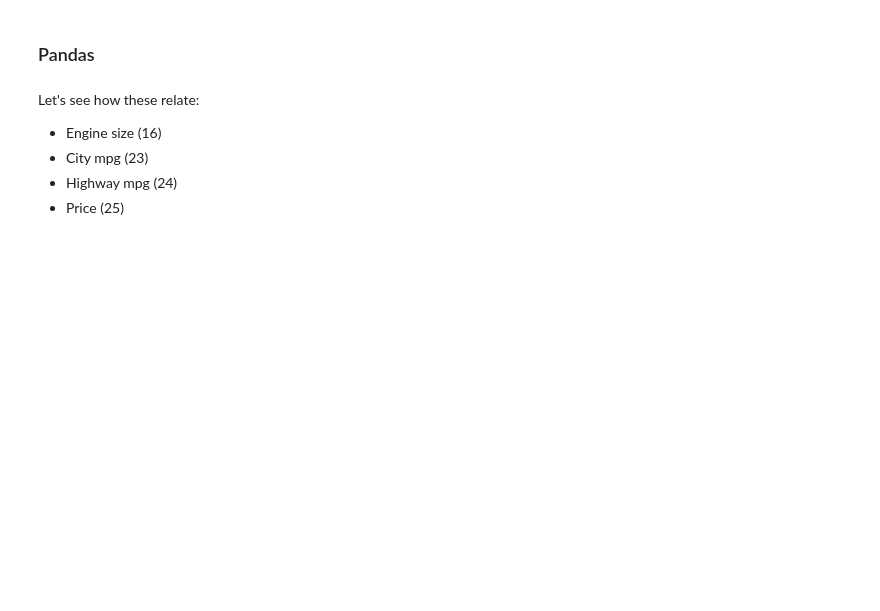
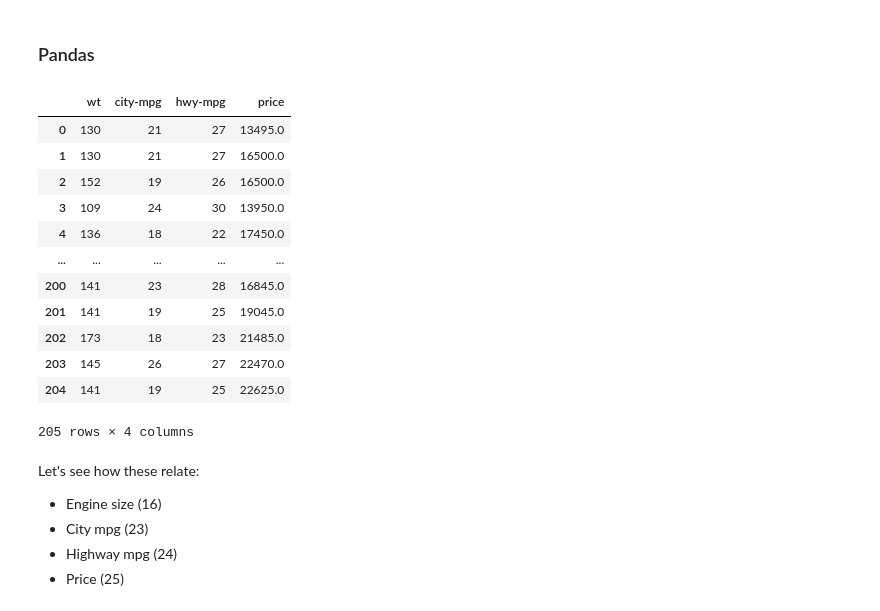
Before and after one commit to JamesAmato/recitation, a Jupyter notebook: recit1_draft_cue.ipynb, the cells around one changed output. Cells and saved outputs as stored; diff of their text form; code cells hidden in the pictures; blank space fills up the shorter version.

```diff
--- a/recit1_draft_cue.ipynb
+++ b/recit1_draft_cue.ipynb
@@ -108,3 +157,21 @@ np.loadtxt(DATA_PATH)
+# %%
+data = df.iloc[:, [16, 23, 24, 25]]
+data.columns = ["wt", "city-mpg", "hwy-mpg", "price"]
+data
+# %% [output]
+|  | wt | city-mpg | hwy-mpg | price |
+| 0 | 130 | 21 | 27 | 13495.0 |
+| 1 | 130 | 21 | 27 | 16500.0 |
+| 2 | 152 | 19 | 26 | 16500.0 |
+| 3 | 109 | 24 | 30 | 13950.0 |
+| 4 | 136 | 18 | 22 | 17450.0 |
+| ... | ... | ... | ... | ... |
+| 200 | 141 | 23 | 28 | 16845.0 |
+| 201 | 141 | 19 | 25 | 19045.0 |
+| 202 | 173 | 18 | 23 | 21485.0 |
+| 203 | 145 | 26 | 27 | 22470.0 |
+| 204 | 141 | 19 | 25 | 22625.0 |
+205 rows × 4 columns
 # %% [markdown]
 Let's see how these relate:
 - Engine size (16)
```
Also changed, not shown: parts of 22 cells of this notebook.
